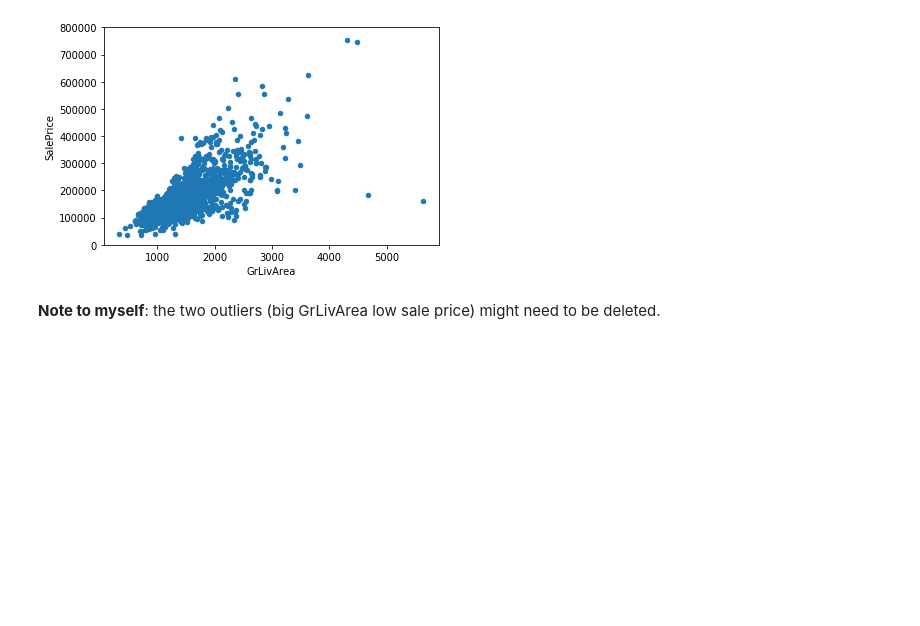
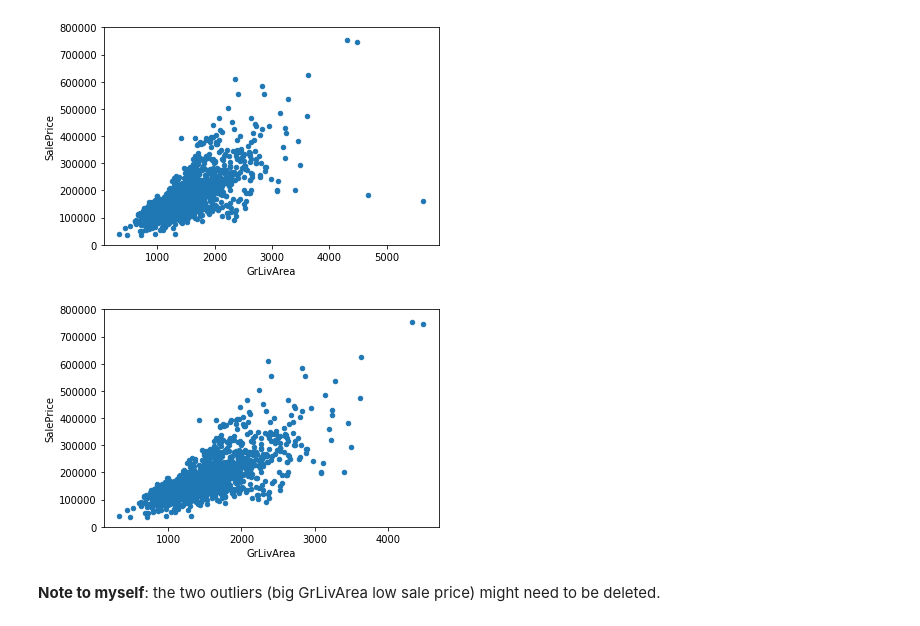
Before and after one commit to fengzhaods/HCI584X_project, a Jupyter notebook: Predicting Ames Houses Price .ipynb, the cells around one changed output. Drawn from its saved outputs; the diff is of its cells as text; code cells hidden in the pictures; blank space fills up the shorter version.

```diff
--- a/Predicting Ames Houses Price .ipynb
+++ b/Predicting Ames Houses Price .ipynb
@@ -183,5 +182,13 @@ data.plot.scatter(x=var, y='SalePrice', ylim=(0,800000));
 # %% [output]
 [figure]
+# %%
+#Deleting outliers and then create the scatter plot again
+df_train = df_train.drop(df_train[(df_train['GrLivArea']>4000) & (df_train['SalePrice']<300000)].index)
+# size vs. saleprice
+data = pd.concat([df_train['SalePrice'], df_train['GrLivArea']], axis=1)
+data.plot.scatter(x='GrLivArea', y='SalePrice', ylim=(0,800000));
+# %% [output]
+[figure, added]
 # %% [markdown]
 **Note to myself**: the two outliers (big GrLivArea low sale price) might need to be deleted.
 # %% [markdown]
```
Also changed, not shown: parts of 5 cells of this notebook.
